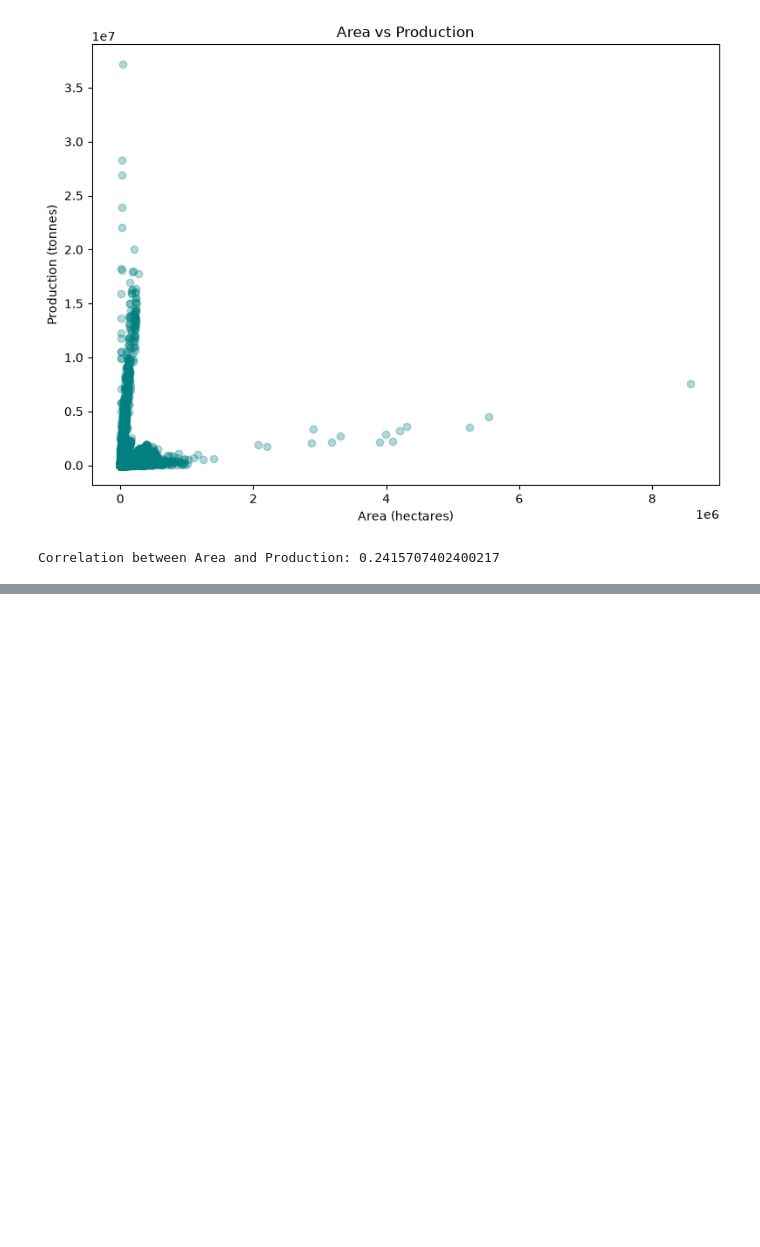
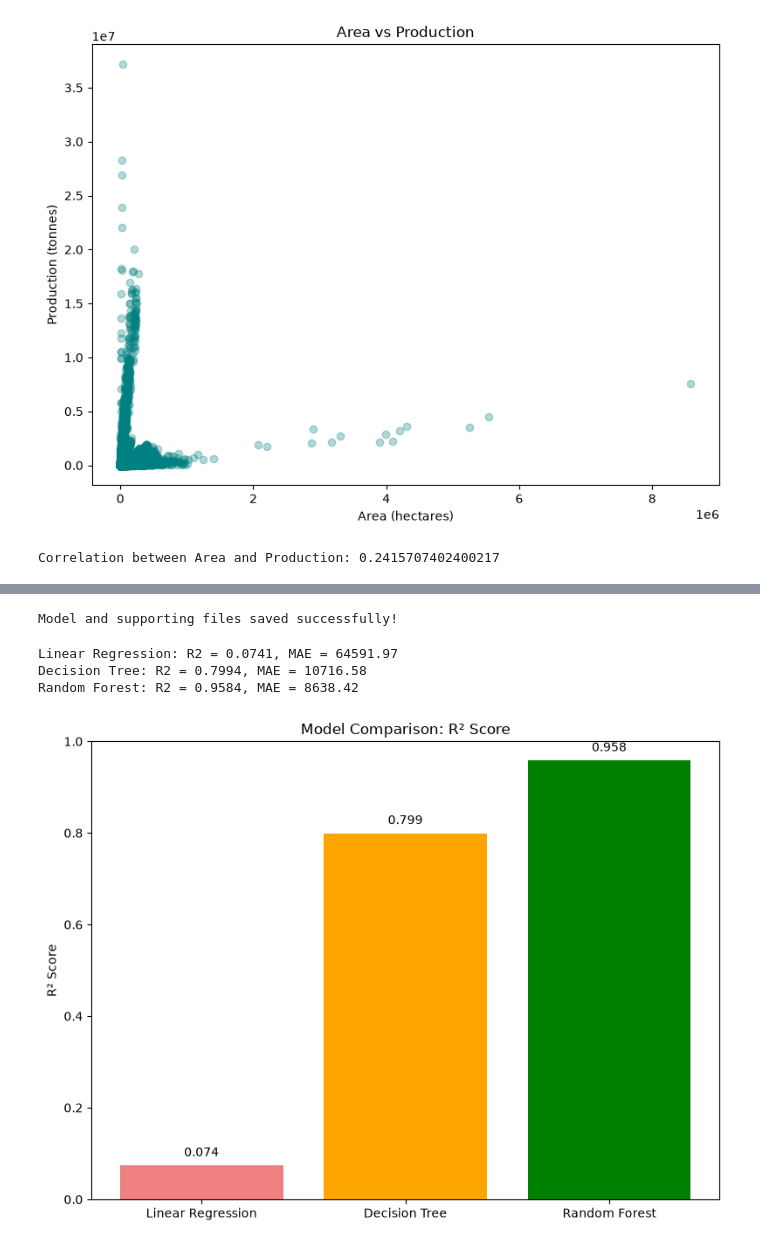
Before and after one commit to jiralikarjagruti-svg/crop-production-prediction, a Jupyter notebook: explore.ipynb, the cells around one changed output, grey strips where cells are left out. Saved outputs shown, nothing was run; the diff lists cells and outputs as text; code cells hidden in the pictures; blank space fills up the shorter version.

Commit message:
Add premium UI with tabs, model comparison, custom theme and branding (optimized model size)

```diff
--- a/explore.ipynb
+++ b/explore.ipynb
@@ -218,0 +283,8 @@ Correlation between Area and Production: 0.2415707402400217
+# %%
+from sklearn.ensemble import RandomForestRegressor
+import joblib
+
+model = RandomForestRegressor(n_estimators=50, max_depth=15, random_state=42)
+model.fit(X_train, y_train)
+
+print("Model training complete!")
@@ -218,0 +312,64 @@ Correlation between Area and Production: 0.2415707402400217
+# %%
+import joblib
+
+# Save the trained model and encoders
+joblib.dump(model, 'crop_model.pkl', compress=3)
+joblib.dump(le_state, 'le_state.pkl')
+joblib.dump(le_season, 'le_season.pkl')
+joblib.dump(le_crop, 'le_crop.pkl')
+
+# Also save the unique values for dropdowns in the UI
+import json
+unique_values = {
+    'states': sorted(model_df['State_Name'].unique().tolist()),
+    'seasons': sorted(model_df['Season'].unique().tolist()),
+    'crops': sorted(model_df['Crop'].unique().tolist())
+}
+with open('unique_values.json', 'w') as f:
+    json.dump(unique_values, f)
+
+print("Model and supporting files saved successfully!")
+# %% [output]
+Model and supporting files saved successfully!
+# %%
+from sklearn.linear_model import LinearRegression
+from sklearn.tree import DecisionTreeRegressor
+
+# Train multiple models for comparison
+models = {
+    'Linear Regression': LinearRegression(),
+    'Decision Tree': DecisionTreeRegressor(random_state=42),
+    'Random Forest': RandomForestRegressor(n_estimators=100, random_state=42)
+}
+
+results = {}
+
+for name, m in models.items():
+    m.fit(X_train, y_train)
+    pred = m.predict(X_test)
+    r2 = r2_score(y_test, pred)
+    mae = mean_absolute_error(y_test, pred)
+    results[name] = {'R2 Score': r2, 'MAE': mae}
+    print(f"{name}: R2 = {r2:.4f}, MAE = {mae:.2f}")
+# %% [output]
+Linear Regression: R2 = 0.0741, MAE = 64591.97
+Decision Tree: R2 = 0.7994, MAE = 10716.58
+Random Forest: R2 = 0.9584, MAE = 8638.42
+# %%
+import matplotlib.pyplot as plt
+
+model_names = list(results.keys())
+r2_scores = [results[m]['R2 Score'] for m in model_names]
+
+plt.figure(figsize=(8,6))
+bars = plt.bar(model_names, r2_scores, color=['lightcoral', 'orange', 'green'])
+plt.title('Model Comparison: R² Score')
+plt.ylabel('R² Score')
+plt.ylim(0, 1)
+for bar, score in zip(bars, r2_scores):
+    plt.text(bar.get_x() + bar.get_width()/2, score + 0.02, f'{score:.3f}', ha='center')
+plt.tight_layout()
+plt.savefig('model_comparison.png')
+plt.show()
+# %% [output]
+[figure, added]
```
Also changed, not shown: parts of 7 cells of this notebook, 12 other files.
